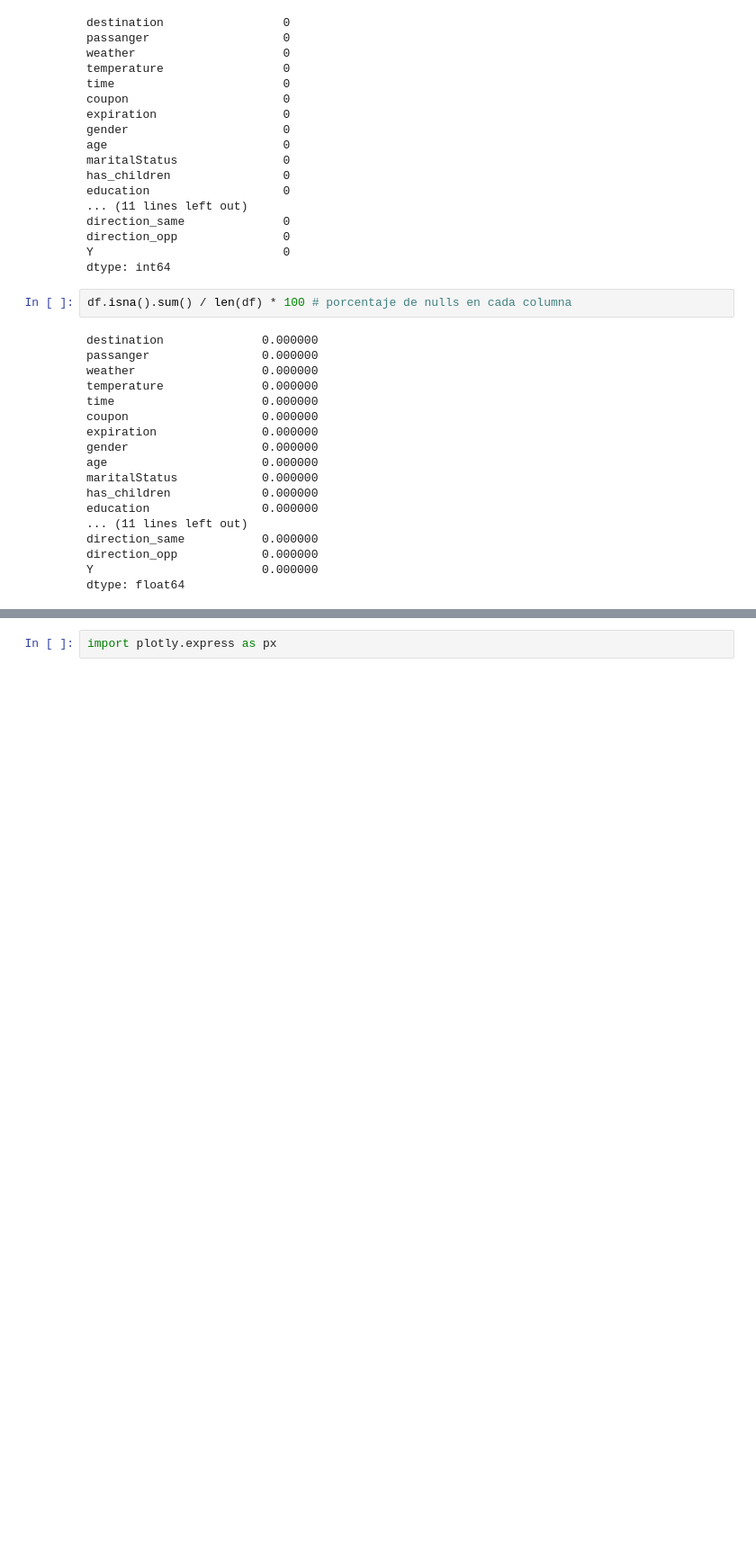
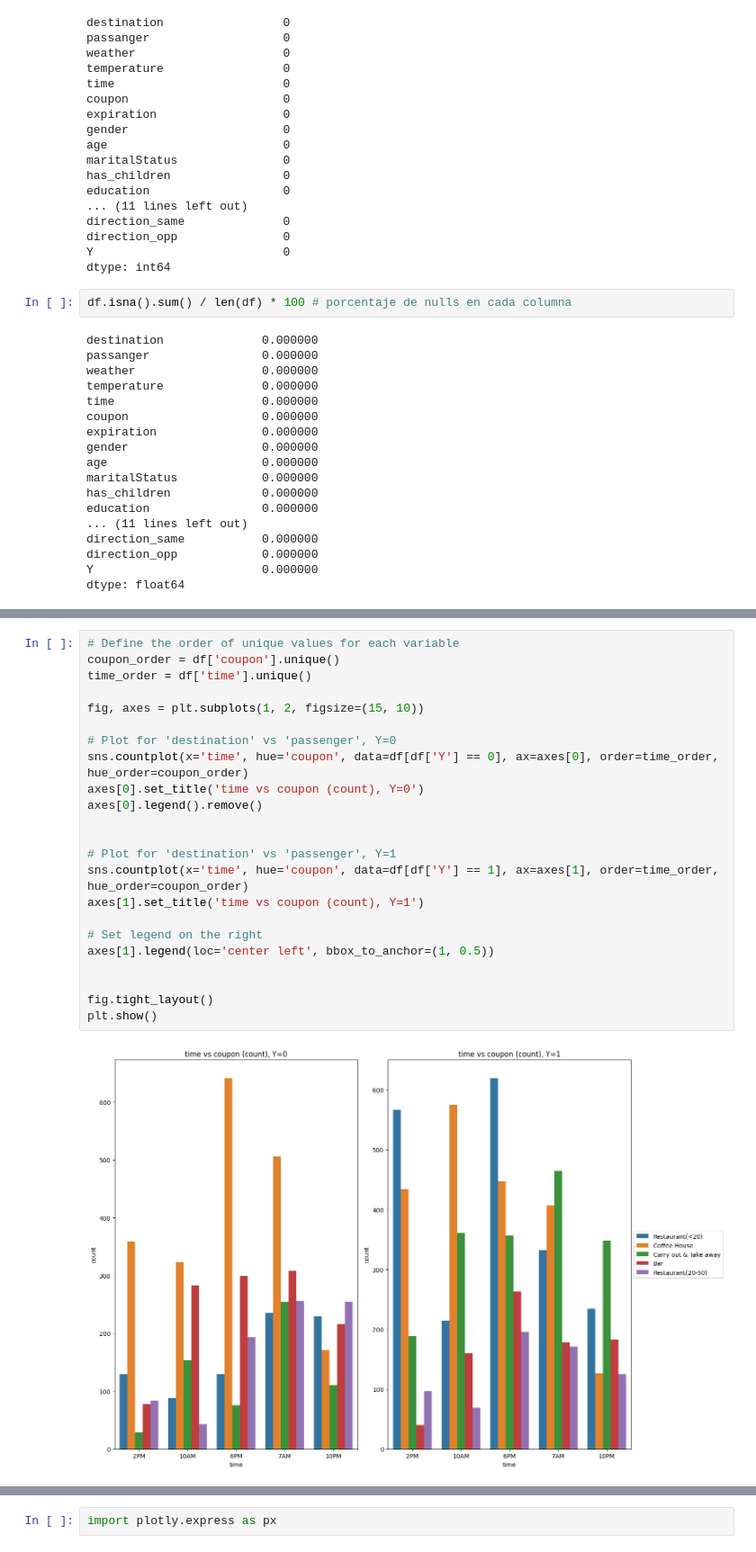
Before and after one commit to sergiomarchena16/PFG_Conductores, a Jupyter notebook: Notebook_Proyecto.ipynb, the cells around one changed output, grey strips where cells are left out. Shown at 90% size. Cells and saved outputs as stored; diff of their text form; blank space fills up the shorter version.

```diff
--- a/Notebook_Proyecto.ipynb
+++ b/Notebook_Proyecto.ipynb
@@ -209,0 +282,25 @@ Name: Y, dtype: int64
+# %%
+# Define the order of unique values for each variable
+coupon_order = df['coupon'].unique()
+time_order = df['time'].unique()
+
+fig, axes = plt.subplots(1, 2, figsize=(15, 10))
+
+# Plot for 'destination' vs 'passenger', Y=0
+sns.countplot(x='time', hue='coupon', data=df[df['Y'] == 0], ax=axes[0], order=time_order, hue_order=coupon_order)
+axes[0].set_title('time vs coupon (count), Y=0')
+axes[0].legend().remove()
+
+
+# Plot for 'destination' vs 'passenger', Y=1
+sns.countplot(x='time', hue='coupon', data=df[df['Y'] == 1], ax=axes[1], order=time_order, hue_order=coupon_order)
+axes[1].set_title('time vs coupon (count), Y=1')
+
+# Set legend on the right
+axes[1].legend(loc='center left', bbox_to_anchor=(1, 0.5))
+
+
+fig.tight_layout()
+plt.show()
+# %% [output]
+[figure, added]
```
Also changed, not shown: parts of 39 cells of this notebook.
